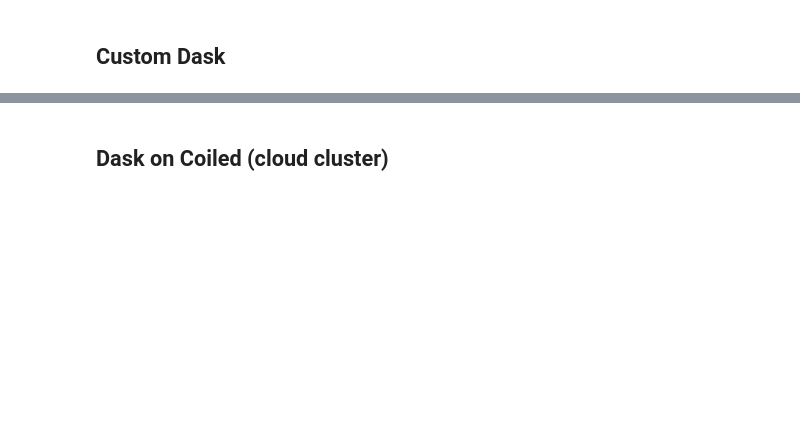
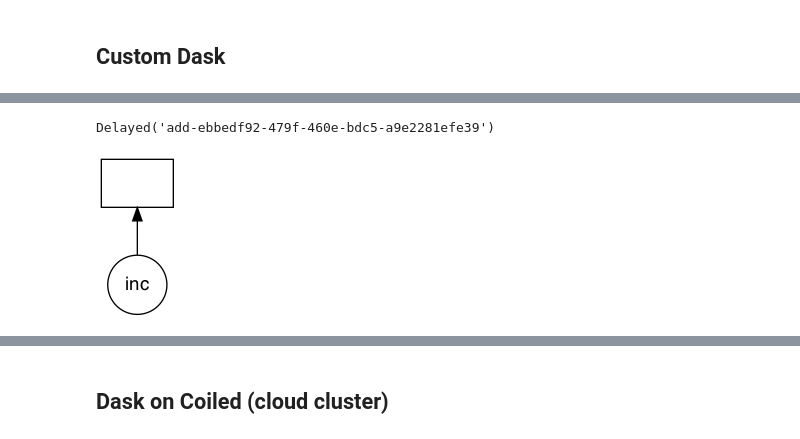
Before and after one commit to coiled/coiled-resources, a Jupyter notebook: dask-tutorial/notebooks/0_Test_Drive.ipynb, the cells around one changed output, grey strips where cells are left out. Cells and saved outputs as stored; diff of their text form; code cells hidden in the pictures; blank space fills up the shorter version.

```diff
--- a/dask-tutorial/notebooks/0_Test_Drive.ipynb
+++ b/dask-tutorial/notebooks/0_Test_Drive.ipynb
@@ -169,0 +159,8 @@ Wall time: 2.01 s
+# %%
+c
+# %% [output]
+Delayed('add-ebbedf92-479f-460e-bdc5-a9e2281efe39')
+# %%
+a.visualize()
+# %% [output]
+[figure, added]
```
Also changed, not shown: parts of 21 cells of this notebook, 3 other files.
